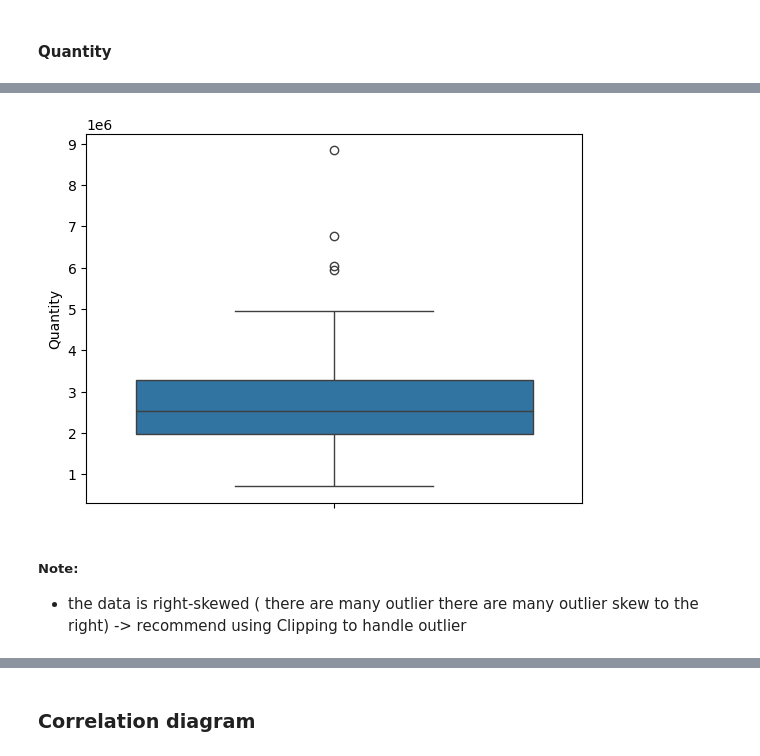
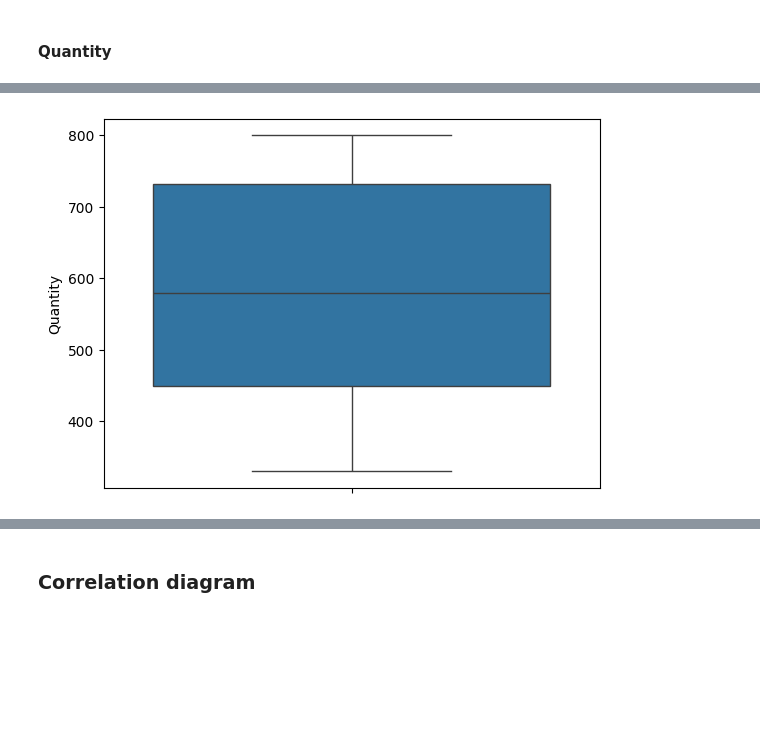
Before and after one commit to thainq1402/ATS, a Jupyter notebook: Teamwork/EDA_Competitors.ipynb, the cells around one changed output, grey strips where cells are left out. Saved outputs shown, nothing was run; the diff lists cells and outputs as text; code cells hidden in the pictures; blank space fills up the shorter version.

Commit message:
EDA Sales again

```diff
--- a/Teamwork/EDA_Competitors.ipynb
+++ b/Teamwork/EDA_Competitors.ipynb
@@ -41,6 +36,6 @@ competitor.head(6)
 # %%
-sale = competitor['Sales']
-quantity = competitor['Quantity']
+sale = sales['Sale']
+quantity = sales['Quantity']
 # %% [markdown]
 # 2.Data mining
 # %% [markdown]
@@ -68,5 +63,5 @@ dtype: int64
 # %% [markdown]
 ## 2.2 Plot
 # %%
-competitor.set_index('Year', inplace=True)
+sales.set_index('Quarter', inplace=True)
 # %%
@@ -106,11 +101,11 @@ lower_bound = Q1 - 1.5 * IQR
 upper_bound = Q3 + 1.5 * IQR
 
 # Find outliers
-outliers = competitor[(competitor['Sales'] < lower_bound) | (competitor['Sales'] > upper_bound)]
+outliers = sales[(sales['Sale'] < lower_bound) | (sales['Sale'] > upper_bound)]
 
 # Annotate outliers
 for i in outliers.index:
-    boxplot.annotate('Outlier', xy=(0, outliers.loc[i, 'Sales']))
+    boxplot.annotate('Outlier', xy=(0, outliers.loc[i, 'Sale']))
 
 plt.show()
 # %% [output]
@@ -122,13 +112,0 @@ sale_clip = sale.clip(upper=upper_bound,lower=lower_bound)
-# %%
-boxplot = sns.boxplot(x=sale_clip)
-
-# Calculate interquartile range
-Q1 = sale_clip.quantile(0.25)
-Q3 = sale_clip.quantile(0.75)
-IQR = Q3 - Q1
-
-# Define bounds for outliers
-lower_bound = Q1 - 1.5 * IQR
-upper_bound = Q3 + 1.5 * IQR
-
-plt.show()
@@ -160,28 +124,24 @@ Text(0, 0.5, 'Count')
 # %%
 # Box plot
 sns.boxplot(quantity)
 
 #calculate the quantile
 Q1 = quantity.quantile(0.25)
 Q3 = quantity.quantile(0.75)
 IQR = Q3 - Q1
 
 #defind the upper and lower bound
 
 upper_bound = Q3 + 1.5*IQR
 lower_bound = Q1 - 1.5*IQR
 
 # Find outliers
-outliers = competitor[(competitor['Quantity'] < lower_bound) | (competitor['Quantity'] > upper_bound)]
+outliers = sales[(sales['Quantity'] < lower_bound) | (sales['Quantity'] > upper_bound)]
 
 # Annotate outliers
 for i in outliers.index:
     boxplot.annotate('Outlier', xy=(0, outliers.loc[i, 'Quantity']))
 
 plt.show()
 # %% [output]
-[figure, old version]
+[figure, new version]
-# %% [markdown]
-##### Note:
-- the data is right-skewed ( there are many outlier there are many outlier skew to the right)
--> recommend using Clipping to handle outlier
```
Also changed, not shown: parts of 33 cells of this notebook, 2 other files.
